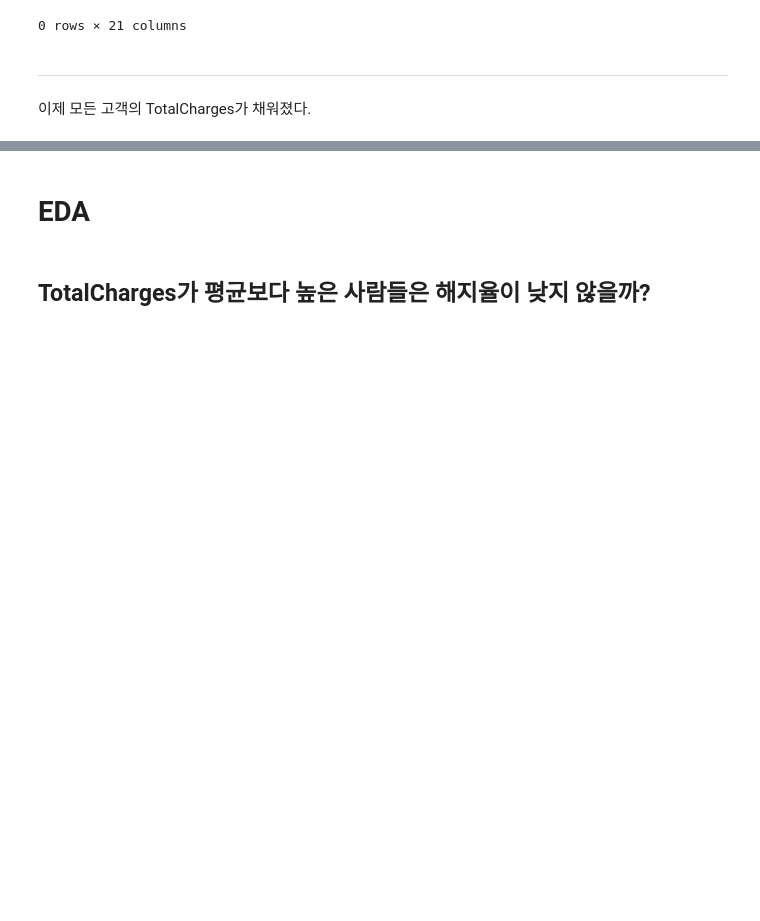
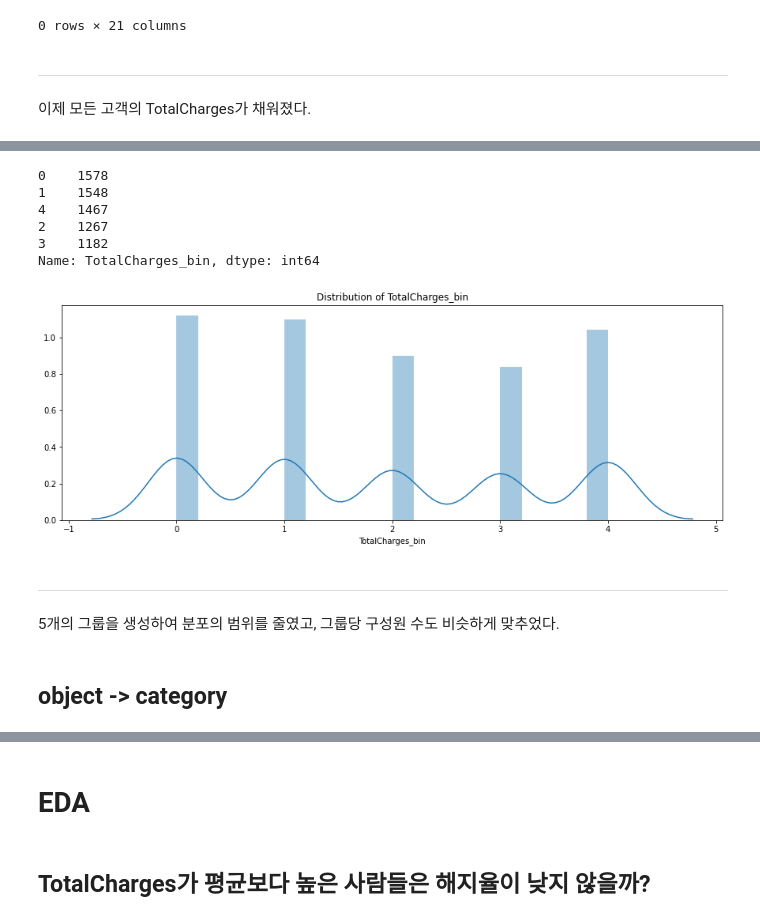
Before and after one commit to PingPingE/Kaggle-Telco_customer_churn, a Jupyter notebook: telco-customer-churn.ipynb, the cells around one changed output, grey strips where cells are left out. Drawn from its saved outputs; the diff is of its cells as text; code cells hidden in the pictures; blank space fills up the shorter version.

```diff
--- a/telco-customer-churn.ipynb
+++ b/telco-customer-churn.ipynb
@@ -239,0 +282,22 @@ main_df.loc[main_df.TotalCharges == 0]
+# %%
+main_df.TotalCharges_bin.value_counts()
+# %% [output]
+0    1578
+1    1548
+4    1467
+2    1267
+3    1182
+Name: TotalCharges_bin, dtype: int64
+# %%
+plt.figure(figsize=(15,5))
+sns.distplot(main_df.TotalCharges_bin)
+plt.xlabel("TotalCharges_bin")
+plt.title("Distribution of TotalCharges_bin")
+plt.show()
+# %% [output]
+[figure, added]
+# %% [markdown]
+------------------
+5개의 그룹을 생성하여 분포의 범위를 줄였고, 그룹당 구성원 수도 비슷하게 맞추었다.
+# %% [markdown]
+## object -> category
```
Also changed, not shown: parts of 17 cells of this notebook.
